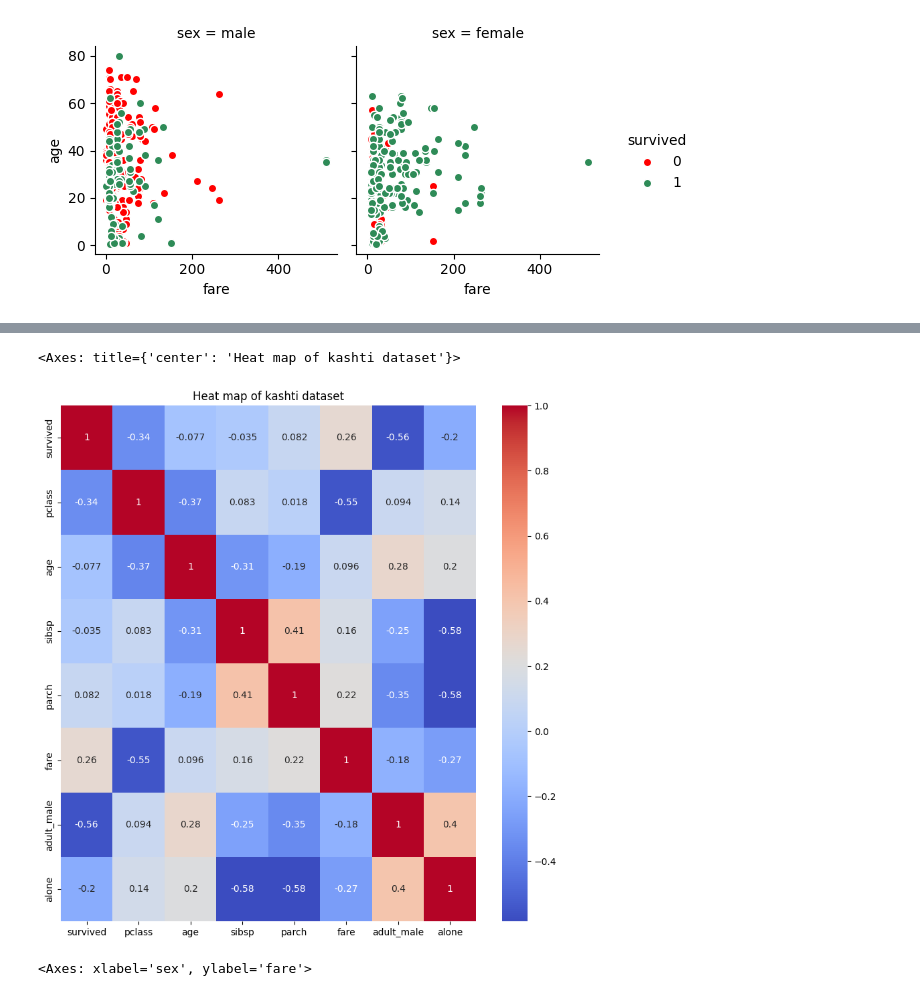
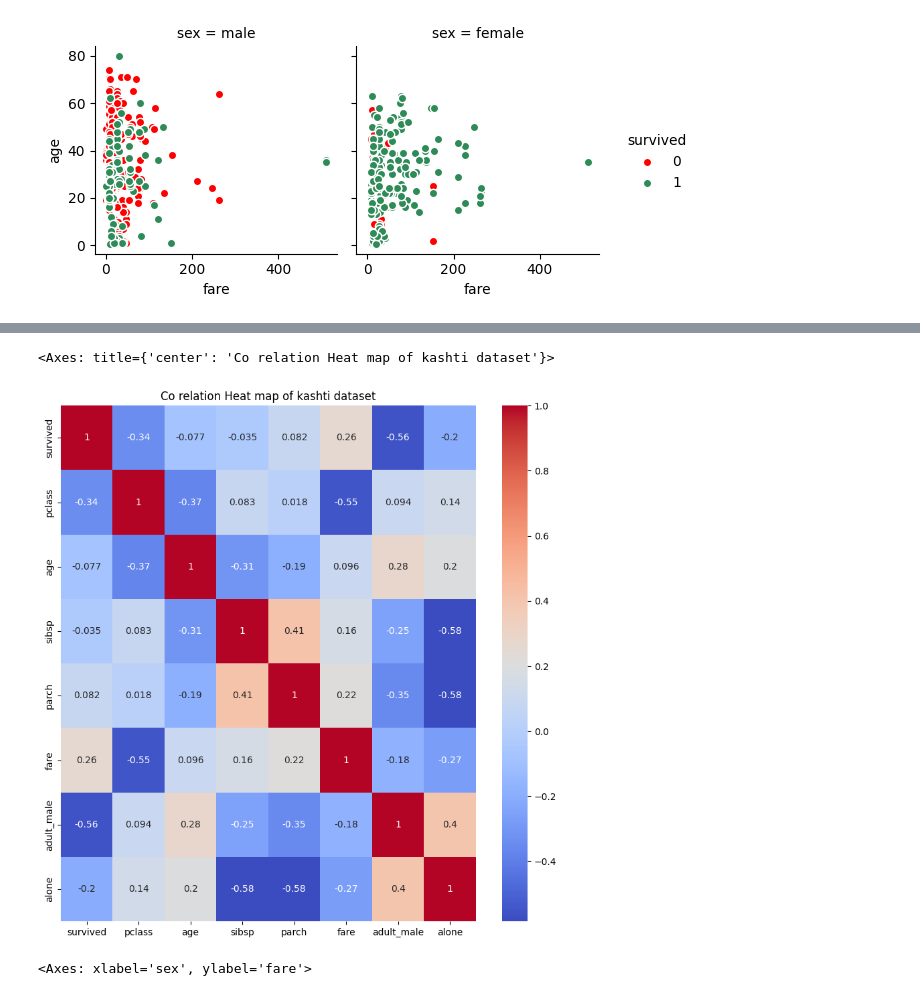
Before and after one commit to Munsif-Raza-T/Artificial-Intelligence-and-Data-Science, a Jupyter notebook: Projects/Data Analysis/DataVisualization_perforned_on_Titanic_Dataset.ipynb, the cells around one changed output, grey strips where cells are left out. Drawn from its saved outputs; the diff is of its cells as text; code cells hidden in the pictures.

```diff
--- a/Projects/Data Analysis/DataVisualization_perforned_on_Titanic_Dataset.ipynb
+++ b/Projects/Data Analysis/DataVisualization_perforned_on_Titanic_Dataset.ipynb
@@ -191,14 +197,14 @@ sns.stripplot(data=kashti,x="sex",y="fare",hue="class")
 # %%
 #  heat map
-# co relation between two columns of dataset
+# co relation heatmap of the dataset
 
 corr = kashti.corr()
 plt.figure(figsize=(10,10))
-plt.title("Heat map of kashti dataset")
+plt.title("Co relation Heat map of kashti dataset")
 sns.heatmap(corr,annot=True,cmap="coolwarm")
 # %% [output]
-<Axes: title={'center': 'Heat map of kashti dataset'}>
+<Axes: title={'center': 'Co relation Heat map of kashti dataset'}>
-[figure, old version]
+[figure, new version]
 # %%
 sns.violinplot(data=kashti,x="sex",y="fare",hue="class")
 # %% [output]
```
Also changed, not shown: parts of 4 cells of this notebook, 1 other file.
